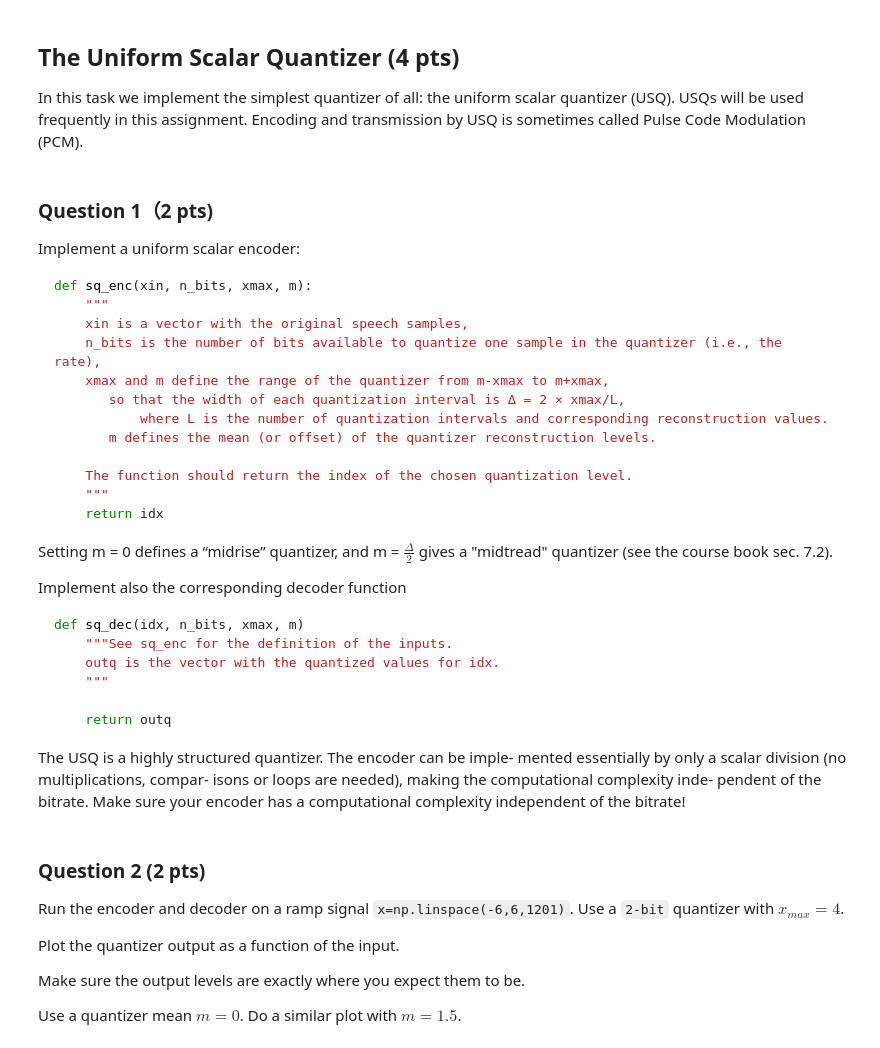
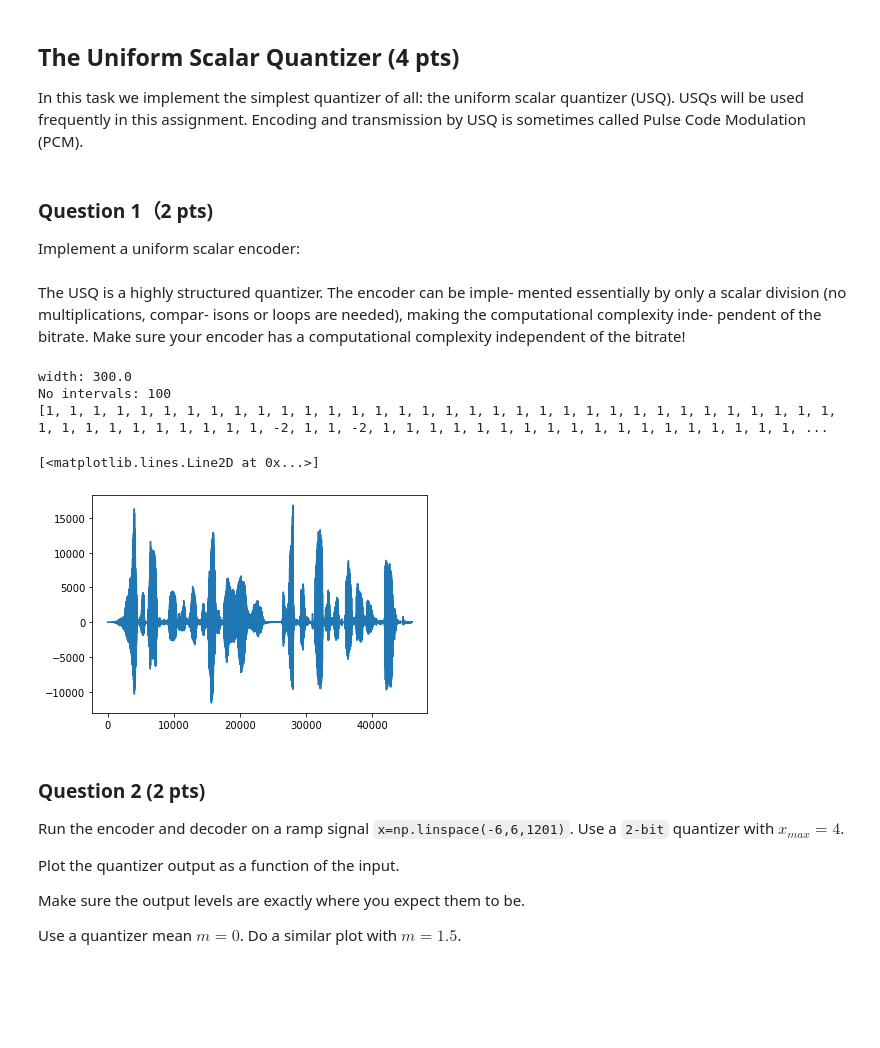
Before and after one commit to bossersimon/EQ2321, a Jupyter notebook: lab2/assignment_2.ipynb, the cells around one changed output. Saved outputs shown, nothing was run; the diff lists cells and outputs as text; code cells hidden in the pictures; blank space fills up the shorter version.

````diff
--- a/lab2/assignment_2.ipynb
+++ b/lab2/assignment_2.ipynb
@@ -34,40 +35,8 @@ assignment_file = "assignment2.pkl"
 data=read_assignment_file(assignment_file)
 
 # the speech data is data["speech8"]
-# %% [markdown]
-### Question 1（2 pts)
-
-Implement a uniform scalar encoder:
-
-```python
-def sq_enc(xin, n_bits, xmax, m):
-    """
-    xin is a vector with the original speech samples,
-    n_bits is the number of bits available to quantize one sample in the quantizer (i.e., the rate),
-    xmax and m define the range of the quantizer from m-xmax to m+xmax,
-       so that the width of each quantization interval is ∆ = 2 × xmax/L,
-           where L is the number of quantization intervals and corresponding reconstruction values.
-       m defines the mean (or offset) of the quantizer reconstruction levels.
-
-    The function should return the index of the chosen quantization level.
-    """
-    return idx
-```
-
-Setting m = 0 defines a “midrise” quantizer, and m = $\frac{\Delta}{2}$ gives a "midtread" quantizer (see the course book sec. 7.2).
-
-
-Implement also the corresponding decoder function
-```python
-def sq_dec(idx, n_bits, xmax, m)
-    """See sq_enc for the definition of the inputs.
-    outq is the vector with the quantized values for idx.
-    """
-
-    return outq
-```
-The USQ is a highly structured quantizer. The encoder can be imple-
-mented essentially by only a scalar division (no multiplications, compar-
-isons or loops are needed), making the computational complexity inde-
-pendent of the bitrate. Make sure your encoder has a computational
-complexity independent of the bitrate!
+# %% [markdown]
+
+### Question 1（2 pts)
+
+Implement a uniform scalar encoder:
@@ -74,3 +83,31 @@ complexity independent of the bitrate!
+# %% [markdown]
+The USQ is a highly structured quantizer. The encoder can be imple-
+mented essentially by only a scalar division (no multiplications, compar-
+isons or loops are needed), making the computational complexity inde-
+pendent of the bitrate. Make sure your encoder has a computational
+complexity independent of the bitrate!
+# %%
+"""test code"""
+
+xin = data["speech8"]
+
+#print(xin[200:300])
+n_bits = 10
+xmax = 15000
+m = 0
+idx = sq_enc(xin, n_bits, xmax, m)
+print(idx)
+# %% [output]
+width: 300.0
+No intervals: 100
+[1, 1, 1, 1, 1, 1, 1, 1, 1, 1, 1, 1, 1, 1, 1, 1, 1, 1, 1, 1, 1, 1, 1, 1, 1, 1, 1, 1, 1, 1, 1, 1, 1, 1, 1, 1, 1, 1, 1, 1, 1, 1, 1, 1, -2, 1, 1, -2, 1, 1, 1, 1, 1, 1, 1, 1, 1, 1, 1, 1, 1, 1, 1, 1, 1, 1, ...
+# %%
+
+import matplotlib.pyplot as plt
+plt.plot(xin)
+# %% [output]
+[<matplotlib.lines.Line2D at 0x...>]
+[figure, added]
 # %% [markdown]
 ### Question 2 (2 pts)
 
````
Also changed, not shown: parts of 3 cells of this notebook.
